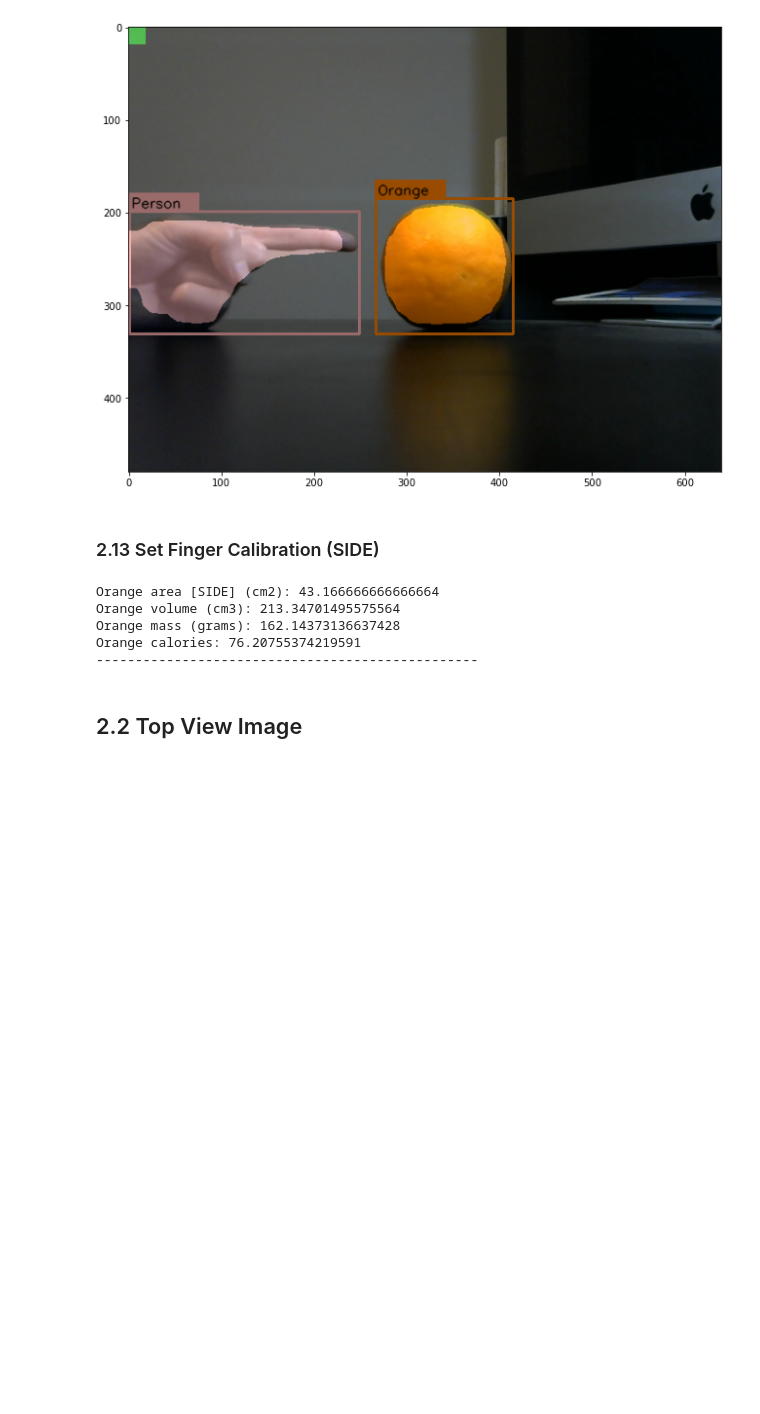
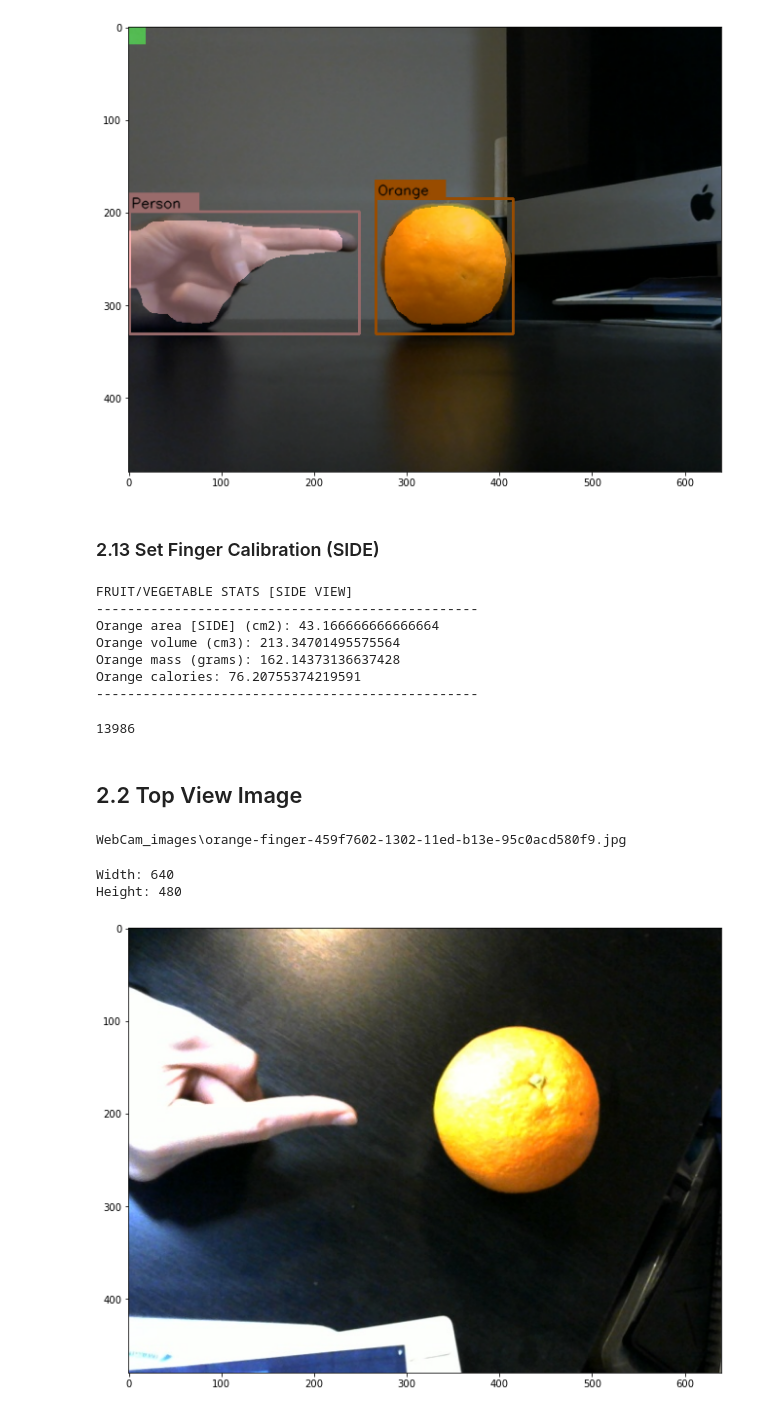
Before and after one commit to kainphoton/METR4911_MaskRCNN, a Jupyter notebook: 100.MaskR-CNN_Top-Side-View_ver6.ipynb, the cells around one changed output. Cells and saved outputs as stored; diff of their text form; code cells hidden in the pictures; blank space fills up the shorter version.

Commit message:
Test with the side view prints, now need to use the update function
utilise the update_intitialize_top function for top view

```diff
--- a/100.MaskR-CNN_Top-Side-View_ver6.ipynb
+++ b/100.MaskR-CNN_Top-Side-View_ver6.ipynb
@@ -737,6 +738,8 @@ Number of pixels in 1cm x 1cm square: 324
 # %%
 # TRY WITH APPLE/ORANGE (SPHERICAL SHAPE) TODO
 if finger:
+    print("FRUIT/VEGETABLE STATS [SIDE VIEW]")
+    print("-------------------------------------------------")
     for item in objects:
         # Set calibration
         item.set_calibration_pixel_finger(finger.pixels_length_per_cm_FINGER)
@@ -755,8 +758,15 @@ if finger:
 else:
     print("No finger/person detected in side image")
 # %% [output]
+FRUIT/VEGETABLE STATS [SIDE VIEW]
+-------------------------------------------------
 Orange area [SIDE] (cm2): 43.166666666666664
 Orange volume (cm3): 213.34701495575564
 Orange mass (grams): 162.14373136637428
 Orange calories: 76.20755374219591
 -------------------------------------------------
+# %%
+orange = objects[-1]
+orange.get_num_pixels()
+# %% [output]
+13986
@@ -763,2 +775,32 @@ Orange calories: 76.20755374219591
 # %% [markdown]
 ## 2.2 Top View Image
+# %%
+# Load image
+img_file_TOP = "orange-finger-459f7602-1302-11ed-b13e-95c0acd580f9.jpg"
+img_path_TOP = os.path.join("WebCam_images", img_file_TOP)
+
+print(img_path_TOP)
+# %% [output]
+WebCam_images\orange-finger-459f7602-1302-11ed-b13e-95c0acd580f9.jpg
+# %%
+# Read image and resize image to (640, 480) or other dimensions
+img_TOP = cv2.imread(img_path_TOP)
+img_TOP = cv2.resize(img_TOP, (IMG_WIDTH,IMG_HEIGHT), interpolation = cv2.INTER_AREA)
+
+original_img_TOP = img_TOP.copy() # Vanilla pure image, no overlays, boxes, labels, etc
+overlay_TOP = img_TOP.copy() # For mask overlay
+height_TOP, width_TOP, _ = img_TOP.shape
+
+# 0 = open until any key is pressed, then close, any other number, in milliseconds, opens window in that duration
+cv2.imshow("[TOP] Original Image ({},{})".format(width_TOP, height_TOP), img_TOP)
+cv2.waitKey(0)
+cv2.destroyAllWindows()
+
+plt.imshow(cv2.cvtColor(img_TOP, cv2.COLOR_BGR2RGB))  # Inline show image in notebook
+
+print("Width:", width_TOP)
+print("Height:", height_TOP)
+# %% [output]
+Width: 640
+Height: 480
+[figure, added]
```
Also changed, not shown: parts of 14 cells of this notebook.
